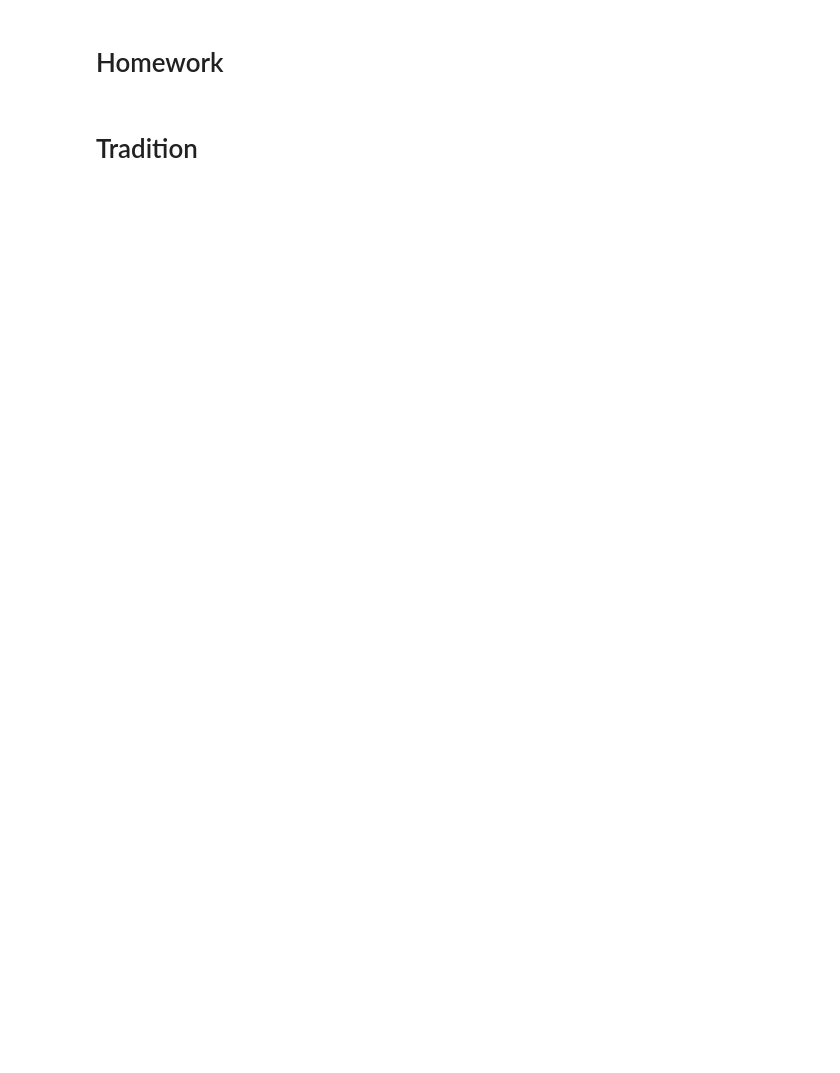
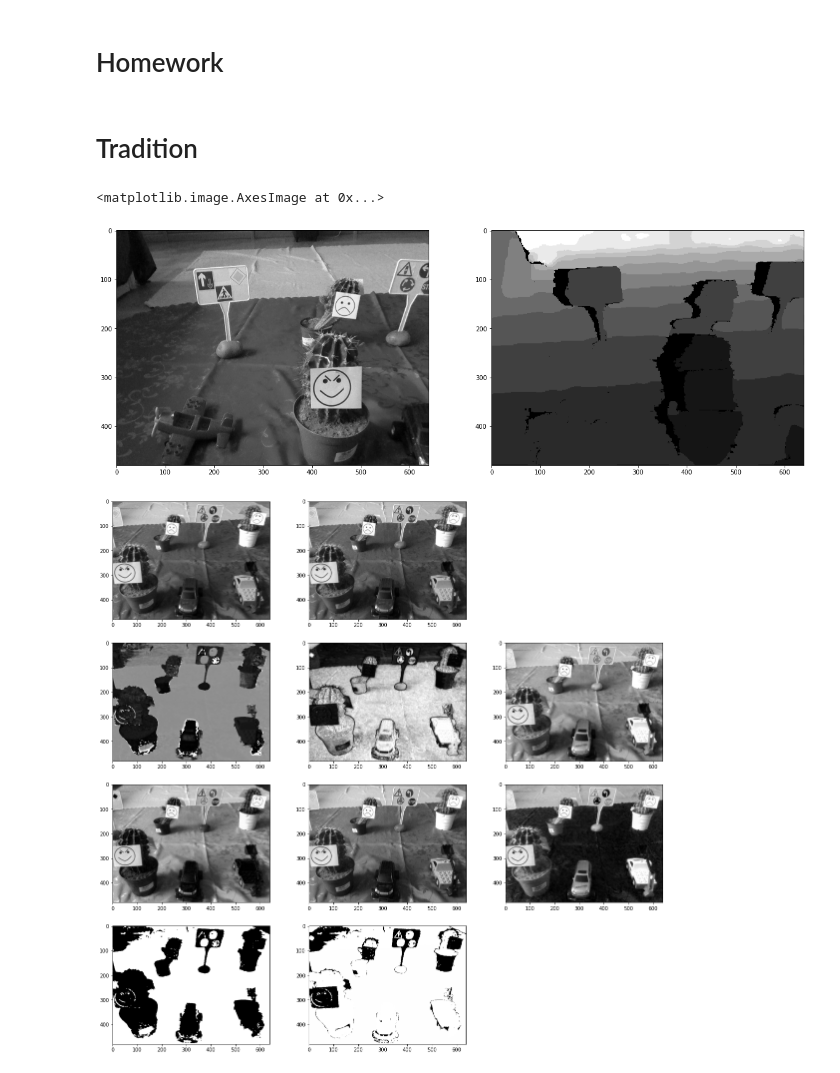
Before and after one commit to szykry/CVML_HW, a Jupyter notebook: CVML_HW.ipynb, the cells around one changed output. Saved outputs shown, nothing was run; the diff lists cells and outputs as text; code cells hidden in the pictures; blank space fills up the shorter version.

Commit message:
$Trad vision$ - Segmentation implemented

```diff
--- a/CVML_HW.ipynb
+++ b/CVML_HW.ipynb
@@ -42,35 +42,87 @@ evaluate(predictions)
 #OpenCV
 import cv2
 
 #Numpy - numeric library
 import numpy as np
 
 #Plotting
 import matplotlib.pyplot as plt
 
 #This way it doesn't try to open a window un the GUI - works in python notebook
 %matplotlib inline
 
-minVal = 0.0
-maxVal = 0.0
+minVal=0.0
+maxVal=0.0
 
 img = cv2.imread("HW/g3/rgb/1.jpg")   # 2.param: RGB, Grayscale, Bináriskép
 img_gray = cv2.cvtColor(img, cv2.COLOR_BGR2GRAY)
 minVal, maxVal, _, _ = cv2.minMaxLoc(img_gray)    # hol vannak a szélsőértékek
 res=img_gray
 cv2.convertScaleAbs(img_gray,res,255/(maxVal-minVal),-minVal)  # affin -> kép*alfa + béta
 
 depth_img = cv2.imread("HW/g3/depth/1.png")
 depth_img_gray = cv2.cvtColor(depth_img, cv2.COLOR_BGR2GRAY)
 minVal, maxVal, _, _ = cv2.minMaxLoc(depth_img_gray)    # hol vannak a szélsőértékek
 depth_res=depth_img_gray
 cv2.convertScaleAbs(depth_img_gray,depth_res,255/(maxVal-minVal),-minVal)  # affin -> kép*alfa + béta
 
 plt.figure(figsize=(20,20))
 plt.subplot(1,2,1)
 plt.imshow(res,cmap='gray')
 plt.subplot(1,2,2)
 plt.imshow(depth_res,cmap='gray')
+
+
+rowSubplot = 4
+colSubplot = 3
+
+
+plt.figure(figsize=(20,20))
+imgBGR = cv2.imread("HW/g3/rgb/136.jpg")
+grayimg = cv2.cvtColor(imgBGR, cv2.COLOR_BGR2GRAY)
+minVal,maxVal,_,_ = cv2.minMaxLoc(grayimg)
+plt.subplot(rowSubplot,colSubplot,1)
+plt.imshow(grayimg,cmap='gray')
+
+res=grayimg
+cv2.convertScaleAbs(grayimg,res,255.0/(maxVal-minVal),-minVal)
+plt.subplot(rowSubplot,colSubplot,2)
+plt.imshow(res,cmap='gray')
+
+imgHSV = cv2.cvtColor(imgBGR, cv2.COLOR_BGR2HSV);
+hue_channel = imgHSV[:,:,0]
+saturation_channel = imgHSV[:,:,1]
+value_channel = imgHSV[:,:,2]
+plt.subplot(rowSubplot,colSubplot,4)
+plt.imshow(hue_channel,cmap='gray')
+plt.subplot(rowSubplot,colSubplot,5)
+plt.imshow(saturation_channel,cmap='gray')
+plt.subplot(rowSubplot,colSubplot,6)
+plt.imshow(value_channel,cmap='gray')
+
+avg_hue = np.average(hue_channel)
+hue_channel_thresh, hue_channel_segment = cv2.threshold(hue_channel,avg_hue,255,cv2.THRESH_BINARY)
+plt.subplot(rowSubplot,colSubplot,10)
+plt.imshow(hue_channel_segment,cmap='gray')
+
+avg_saturation = np.average(saturation_channel)
+saturation_channel_thresh, saturation_channel_segment = cv2.threshold(saturation_channel,(avg_saturation)/2,255,cv2.THRESH_BINARY)
+plt.subplot(rowSubplot,colSubplot,11)
+plt.imshow(saturation_channel_segment+hue_channel_segment,cmap='gray')
+
+blue_channel = imgBGR[:,:,0]
+green_channel = imgBGR[:,:,1]
+red_channel = imgBGR[:,:,2]
+plt.subplot(rowSubplot,colSubplot,7)
+plt.imshow(blue_channel,cmap='gray')
+plt.subplot(rowSubplot,colSubplot,8)
+plt.imshow(green_channel,cmap='gray')
+plt.subplot(rowSubplot,colSubplot,9)
+plt.imshow(red_channel,cmap='gray')
+# %% [output]
+<matplotlib.image.AxesImage at 0x...>
+[figure, added]
+[figure, added]
 # %%
 # Get all subfolders in a directory
 import os
```
